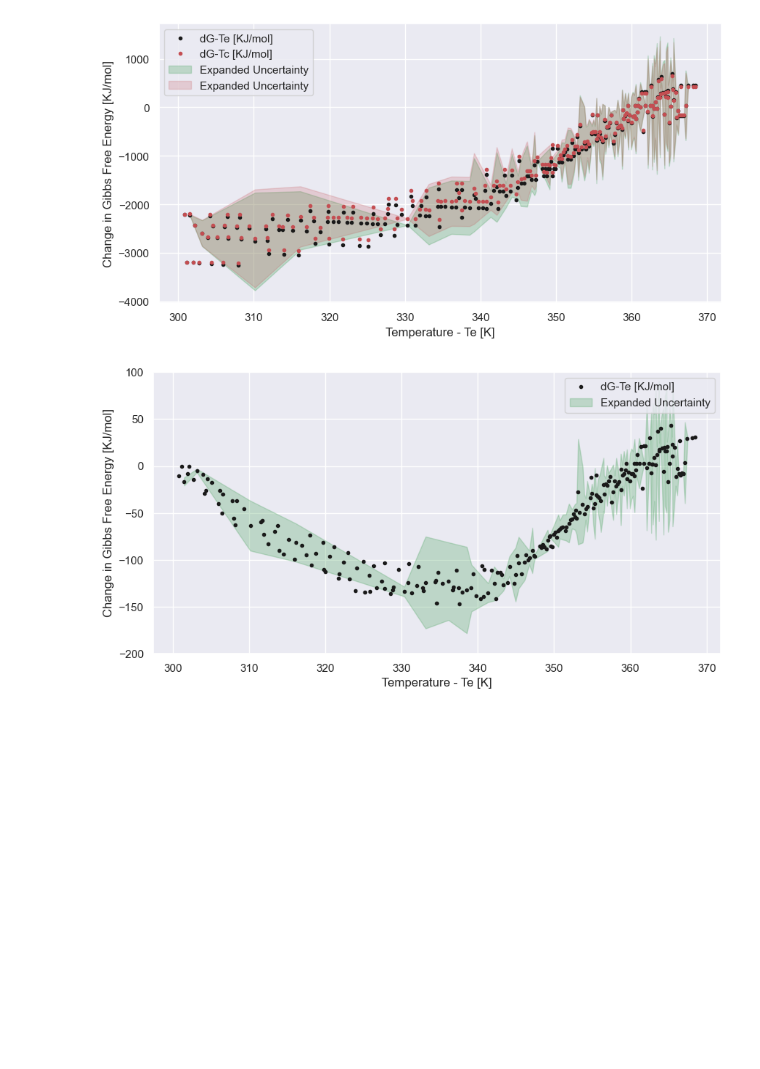
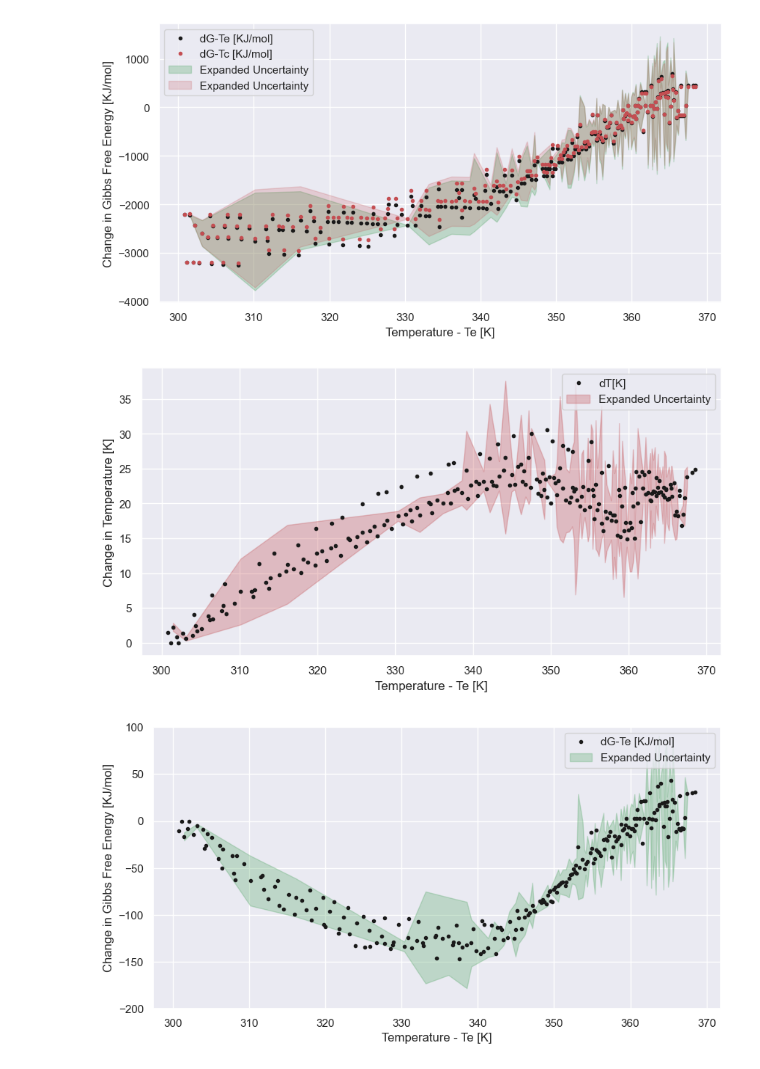
Before and after one commit to nirmalparmarphd/PulseHeatPipe, a Jupyter notebook: ada_php_di_40fr.ipynb, the cells around one changed output. Cells and saved outputs as stored; diff of their text form; code cells hidden in the pictures; blank space fills up the shorter version.

```diff
--- a/ada_php_di_40fr.ipynb
+++ b/ada_php_di_40fr.ipynb
@@ -169,6 +169,11 @@ mdf.PlotEUTP(df_mean,df_std)
 mdf.PlotEUGFE(df_mean, df_std)
 # %% [output]
 [figure]
+# %%
+# plotting dT
+mdf.PlotEUdT(df_mean, df_std)
+# %% [output]
+[figure, added]
 # %%
 # plotting dG
 mdf.PlotEUdG(df_mean, df_std)
```
Also changed, not shown: parts of 2 cells of this notebook, 7 other files.
